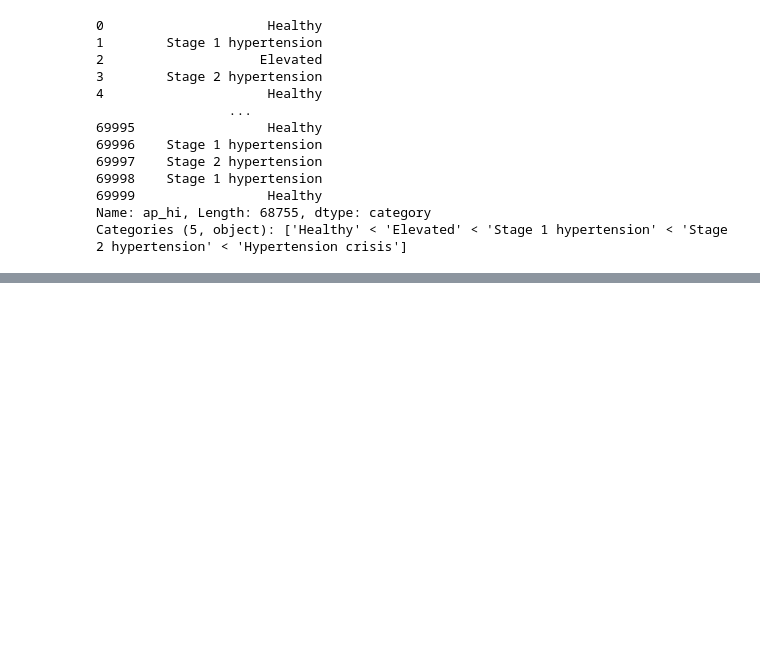
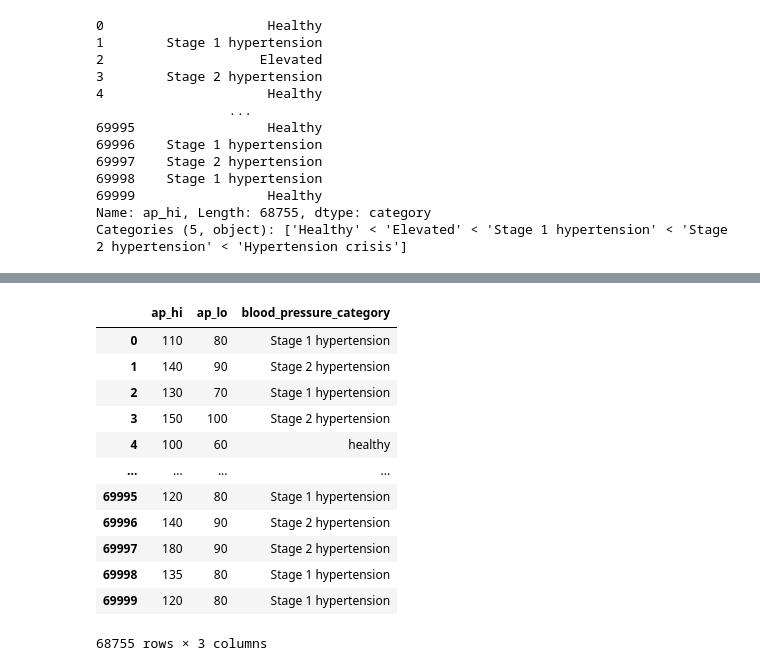
Before and after one commit to felix-tjernberg/machine-learning, a Jupyter notebook: lab/2-1-feature-engineering-BMI-and-blood-pressure.ipynb, the cells around one changed output, grey strips where cells are left out. Drawn from its saved outputs; the diff is of its cells as text; code cells hidden in the pictures; blank space fills up the shorter version.

```diff
--- a/lab/2-1-feature-engineering-BMI-and-blood-pressure.ipynb
+++ b/lab/2-1-feature-engineering-BMI-and-blood-pressure.ipynb
@@ -415,0 +397,30 @@ hypertension_pressure
+# %%
+def blood_pressure_category(row):
+    if (row['ap_hi'] < 120) and (row['ap_lo'] < 80):
+        return 'healthy'
+    if (row['ap_hi'] <= 129) and (row['ap_lo'] < 80):
+        return 'elevated'
+    if (row['ap_hi'] <= 139) or (row['ap_lo'] <= 89):
+        return 'Stage 1 hypertension'
+    if (row['ap_lo'] <= 179) or (row['ap_lo'] <= 119):
+        return 'Stage 2 hypertension'
+    if (row['ap_hi'] >= 180) or (row['ap_lo'] >= 120):
+        return 'Hypertension crisis'
+
+blood_pressure_with_categories = blood_pressure_cleaned.join(pd.DataFrame(blood_pressure_cleaned.apply(blood_pressure_category, axis=1).rename('blood_pressure_category')))
+
+blood_pressure_with_categories
+# %% [output]
+|  | ap_hi | ap_lo | blood_pressure_category |
+| 0 | 110 | 80 | Stage 1 hypertension |
+| 1 | 140 | 90 | Stage 2 hypertension |
+| 2 | 130 | 70 | Stage 1 hypertension |
+| 3 | 150 | 100 | Stage 2 hypertension |
+| 4 | 100 | 60 | healthy |
+| ... | ... | ... | ... |
+| 69995 | 120 | 80 | Stage 1 hypertension |
+| 69996 | 140 | 90 | Stage 2 hypertension |
+| 69997 | 180 | 90 | Stage 2 hypertension |
+| 69998 | 135 | 80 | Stage 1 hypertension |
+| 69999 | 120 | 80 | Stage 1 hypertension |
+68755 rows × 3 columns
```
Also changed, not shown: parts of 7 cells of this notebook.
